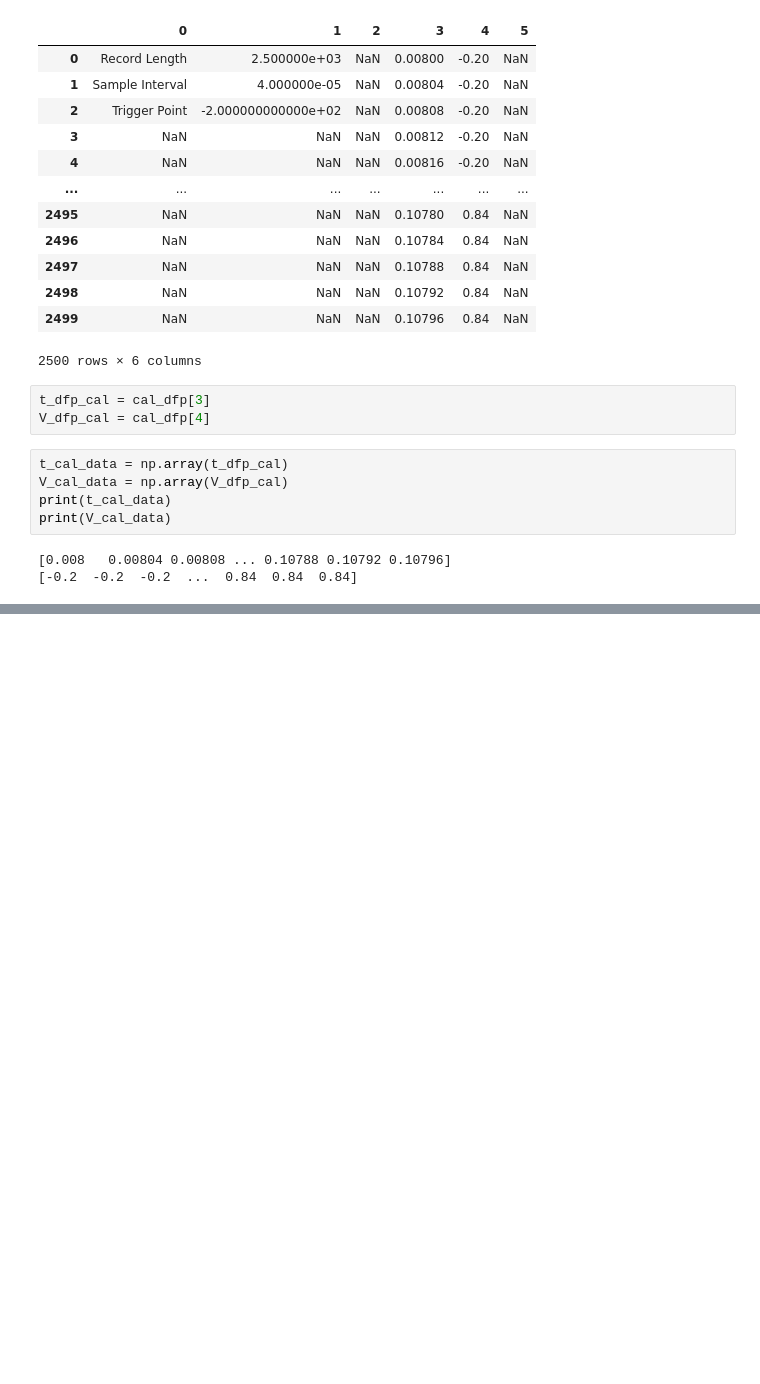
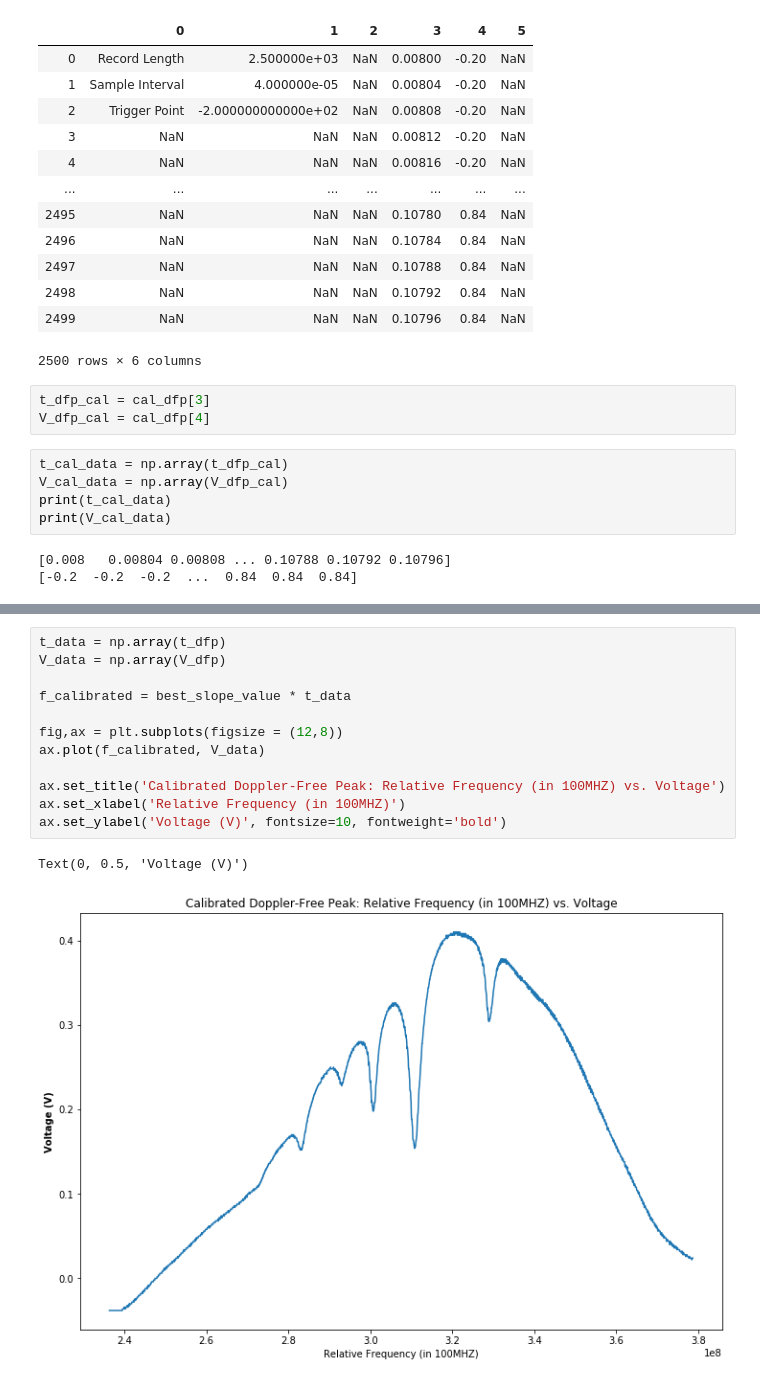
Before and after one commit to benjiasner/hyperfine, a Jupyter notebook: Data Analysis 1.ipynb, the cells around one changed output, grey strips where cells are left out. Drawn from its saved outputs; the diff is of its cells as text; blank space fills up the shorter version.

```diff
--- a/Data Analysis 1.ipynb
+++ b/Data Analysis 1.ipynb
@@ -133,0 +295,15 @@ ax.errorbar(cal_array_time, freq_vector)
+# %%
+t_data = np.array(t_dfp)
+V_data = np.array(V_dfp)
+
+f_calibrated = best_slope_value * t_data
+
+fig,ax = plt.subplots(figsize = (12,8))
+ax.plot(f_calibrated, V_data)
+
+ax.set_title('Calibrated Doppler-Free Peak: Relative Frequency (in 100MHZ) vs. Voltage')
+ax.set_xlabel('Relative Frequency (in 100MHZ)')
+ax.set_ylabel('Voltage (V)', fontsize=10, fontweight='bold')
+# %% [output]
+Text(0, 0.5, 'Voltage (V)')
+[figure, added]
```
Also changed, not shown: parts of 11 cells of this notebook, 2 other files.
